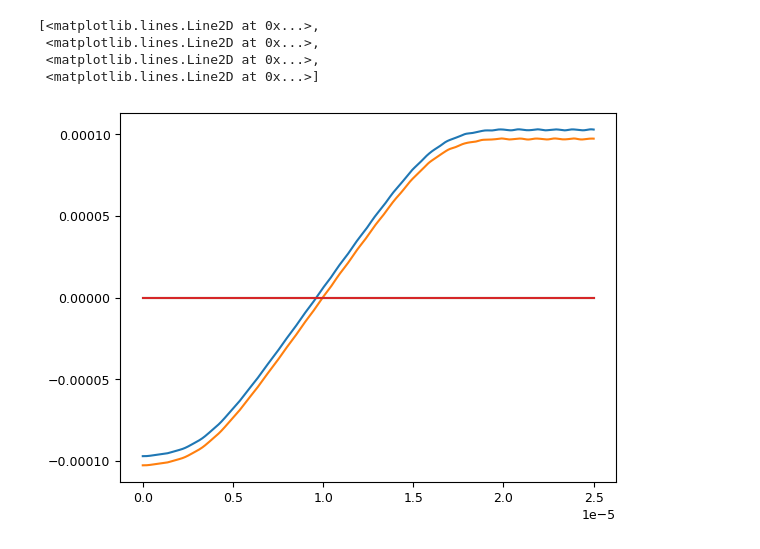
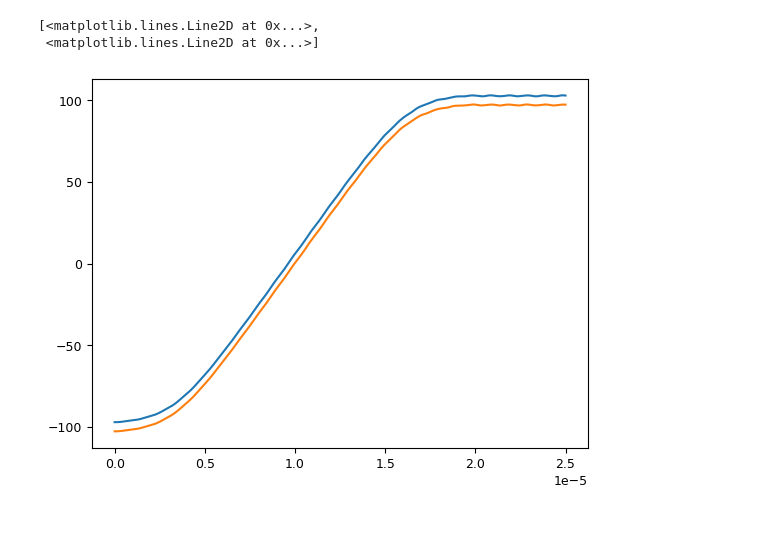
Before and after one commit to tiqi-group/pytrans-examples, a Jupyter notebook: examples/transport/waveform_simulate.ipynb, the cells around one changed output. Saved outputs shown, nothing was run; the diff lists cells and outputs as text; code cells hidden in the pictures.

```diff
--- a/examples/transport/waveform_simulate.ipynb
+++ b/examples/transport/waveform_simulate.ipynb
@@ -22,4 +25,5 @@ import json
 with open('r0.json', 'r') as fp:
     rj = json.load(fp)
 # %%
-x1 = np.asarray(rj['mode_solver_results']['x_eq'])[:, 0]
+x_eq = np.asarray(rj['mode_solver_results']['x_eq'])
+x1 = x_eq[:, 0]
@@ -30,11 +30,13 @@ array([ -97.18246374, -102.78835382])
 # %%
-x = trap.x_ele(2)
-t = np.linspace(0, 25e-6, 1000)
+t = np.linspace(0, 25e-6, 400)
+wf = waveform
 trap.ion = Ca40
 
-x0 = [x]
-# x0 = [x - 2e-6, x + 2e-6]
+# t = np.linspace(0, 5e-6, 100)
+# wf = [waveform[0]]
 x0 = x1
-sim = simulate_waveform_1d(trap, waveform, t, x0)
+# x2 = trap.x_ele(2)
+# x0 = [x2 - 2e-6, x2 + 2e-6]
+sim = simulate_waveform_1d(trap, wf, t, x0)
 # %% [output]
 2
@@ -43,8 +45,6 @@ Exec solve_ivp
 # %%
-plt.plot(sim.t, sim.y.T)
+plt.plot(sim.t, sim.y[:len(x0)].T *1e6)
 # %% [output]
 [<matplotlib.lines.Line2D at 0x...>,
- <matplotlib.lines.Line2D at 0x...>,
- <matplotlib.lines.Line2D at 0x...>,
  <matplotlib.lines.Line2D at 0x...>]
-[figure, old version]
+[figure, new version]
```
Also changed, not shown: parts of 15 cells of this notebook.
